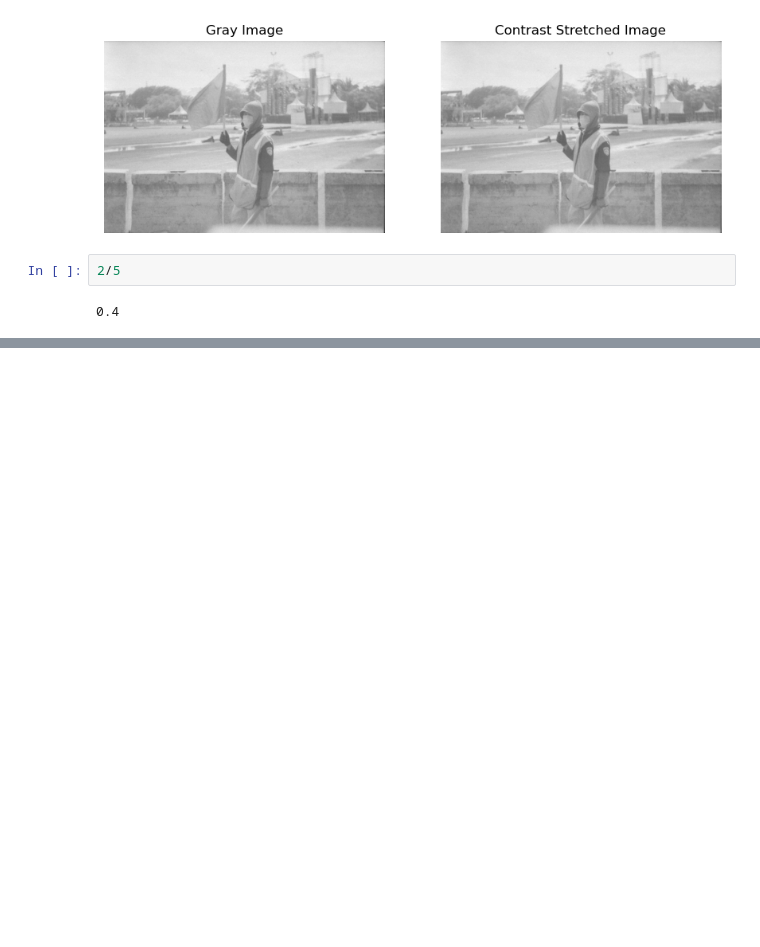
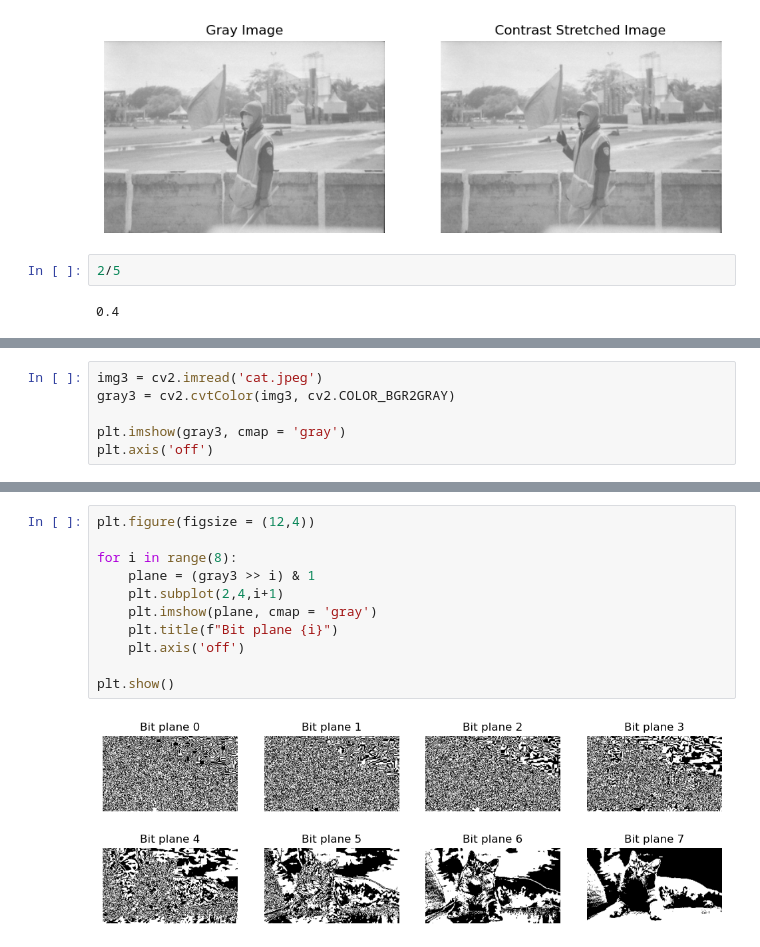
Before and after one commit to Prem-7171/ComputerVision_ImageProcessing, a Jupyter notebook: Experiment 02.ipynb, the cells around one changed output, grey strips where cells are left out. Saved outputs shown, nothing was run; the diff lists cells and outputs as text; blank space fills up the shorter version.

Commit message:
Image Transformation Technique Done

```diff
--- a/Experiment 02.ipynb
+++ b/Experiment 02.ipynb
@@ -81,0 +84,6 @@ plt.show()
+# %%
+img3 = cv2.imread('cat.jpeg')
+gray3 = cv2.cvtColor(img3, cv2.COLOR_BGR2GRAY)
+
+plt.imshow(gray3, cmap = 'gray')
+plt.axis('off')
@@ -81,0 +93,13 @@ plt.show()
+# %%
+plt.figure(figsize = (12,4))
+
+for i in range(8):
+    plane = (gray3 >> i) & 1
+    plt.subplot(2,4,i+1)
+    plt.imshow(plane, cmap = 'gray')
+    plt.title(f"Bit plane {i}")
+    plt.axis('off')
+
+plt.show()
+# %% [output]
+[figure, added]
```
Also changed, not shown: parts of 4 cells of this notebook.
